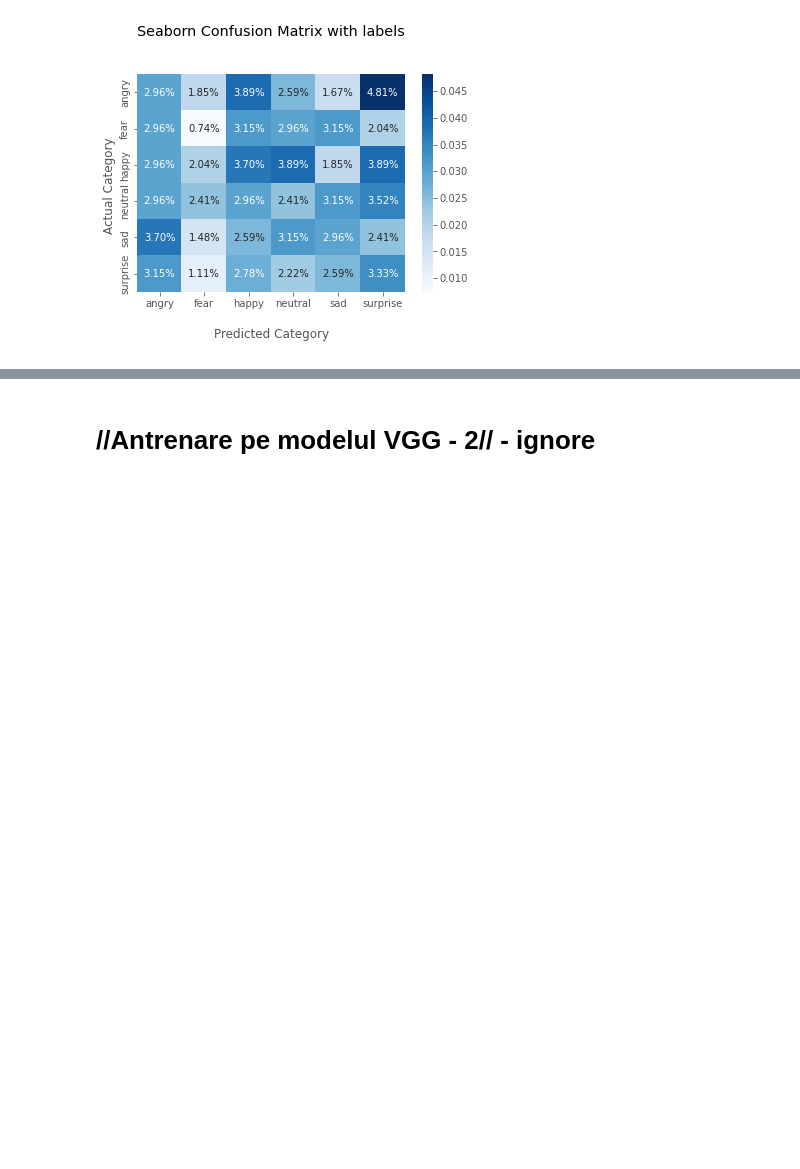
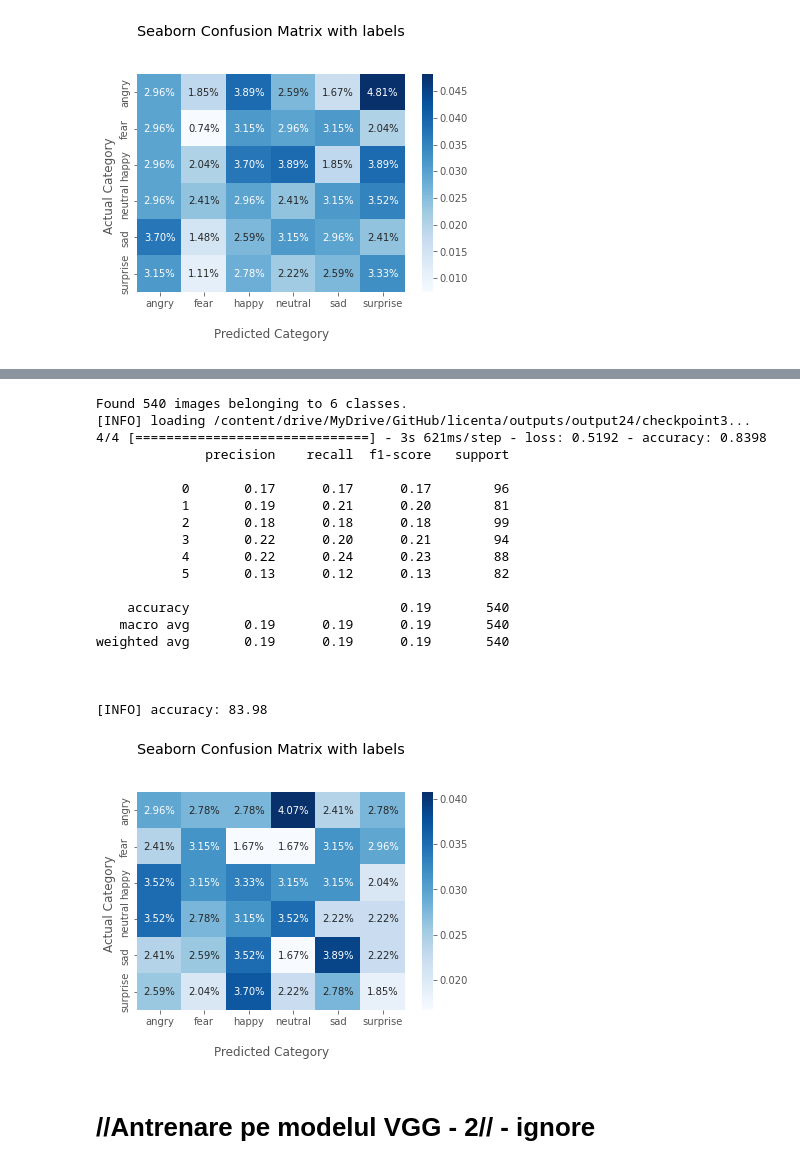
Before and after one commit to cristina-iacob99/licenta, a Jupyter notebook: FacialEmotionRecognition.ipynb, the cells around one changed output, grey strips where cells are left out. Saved outputs shown, nothing was run; the diff lists cells and outputs as text; code cells hidden in the pictures; blank space fills up the shorter version.

```diff
--- a/FacialEmotionRecognition.ipynb
+++ b/FacialEmotionRecognition.ipynb
@@ -7367,3 +7966,82 @@ plt.show()
+# %%
+# import the necessary packages
+from tensorflow.keras.preprocessing.image import ImageDataGenerator
+from tensorflow.keras.models import load_model
+import argparse
+from sklearn.metrics import classification_report
+from sklearn.preprocessing import LabelBinarizer
+import numpy as np
+
+model = '/content/drive/MyDrive/GitHub/licenta/outputs/output24/checkpoint3'
+
+test_datagen = ImageDataGenerator(rescale = 1 / 255.0)
+test_generator = test_datagen.flow_from_directory( '/content/drive/MyDrive/GitHub/licenta/dataset_fer/test', target_size = (224, 224), batch_size = 128, class_mode = "categorical")
+
+# load the model from disk
+print("[INFO] loading {}...".format(model))
+model = load_model(model)
+
+
+# evaluate the network
+(loss, acc) = model.evaluate(test_generator, steps = 540 // 128, max_queue_size = 128 * 2)
+
+# get the ground truth of your data.
+test_labels  =test_generator.classes
+
+# predict the probability distribution of the data
+predictions = model.predict(test_generator)
+
+# get the class with highest probability for each sample
+y_pred = np.argmax(predictions, axis=-1)
+
+# get the classification report
+print(classification_report(test_labels, y_pred))
+
+print("\n\n[INFO] accuracy: {:.2f}".format(acc * 100))
+
+import seaborn as sns
+import matplotlib.pyplot as plt
+from sklearn.metrics import confusion_matrix
+
+%matplotlib inline
+plt.close('all')
+
+# Get the confusion matrix
+cf_matrix = confusion_matrix(test_labels, y_pred)
+
+ax = sns.heatmap(cf_matrix/np.sum(cf_matrix), annot=True, fmt='.2%', cmap='Blues')
+
+ax.set_title('Seaborn Confusion Matrix with labels\n\n')
+ax.set_xlabel('\nPredicted Category')
+ax.set_ylabel('Actual Category ')
+
+## Ticket labels - List must be in alphabetical order
+ax.xaxis.set_ticklabels(['angry','fear', 'happy', 'neutral', 'sad', 'surprise'])
+ax.yaxis.set_ticklabels(['angry','fear', 'happy', 'neutral', 'sad', 'surprise'])
+
+## Display the visualization of the Confusion Matrix.
+plt.show()
+# %% [output]
+Found 540 images belonging to 6 classes.
+[INFO] loading /content/drive/MyDrive/GitHub/licenta/outputs/output24/checkpoint3...
+4/4 [==============================] - 3s 621ms/step - loss: 0.5192 - accuracy: 0.8398
+              precision    recall  f1-score   support
+
+           0       0.17      0.17      0.17        96
+           1       0.19      0.21      0.20        81
+           2       0.18      0.18      0.18        99
+           3       0.22      0.20      0.21        94
+           4       0.22      0.24      0.23        88
+           5       0.13      0.12      0.13        82
+
+    accuracy                           0.19       540
+   macro avg       0.19      0.19      0.19       540
+weighted avg       0.19      0.19      0.19       540
+
+
+
+[INFO] accuracy: 83.98
+[figure, added]
 # %% [markdown]
 # //Antrenare pe modelul VGG - 2// - ignore
 # %% [markdown]
```
Also changed, not shown: parts of 16 cells of this notebook, 4 other files.
